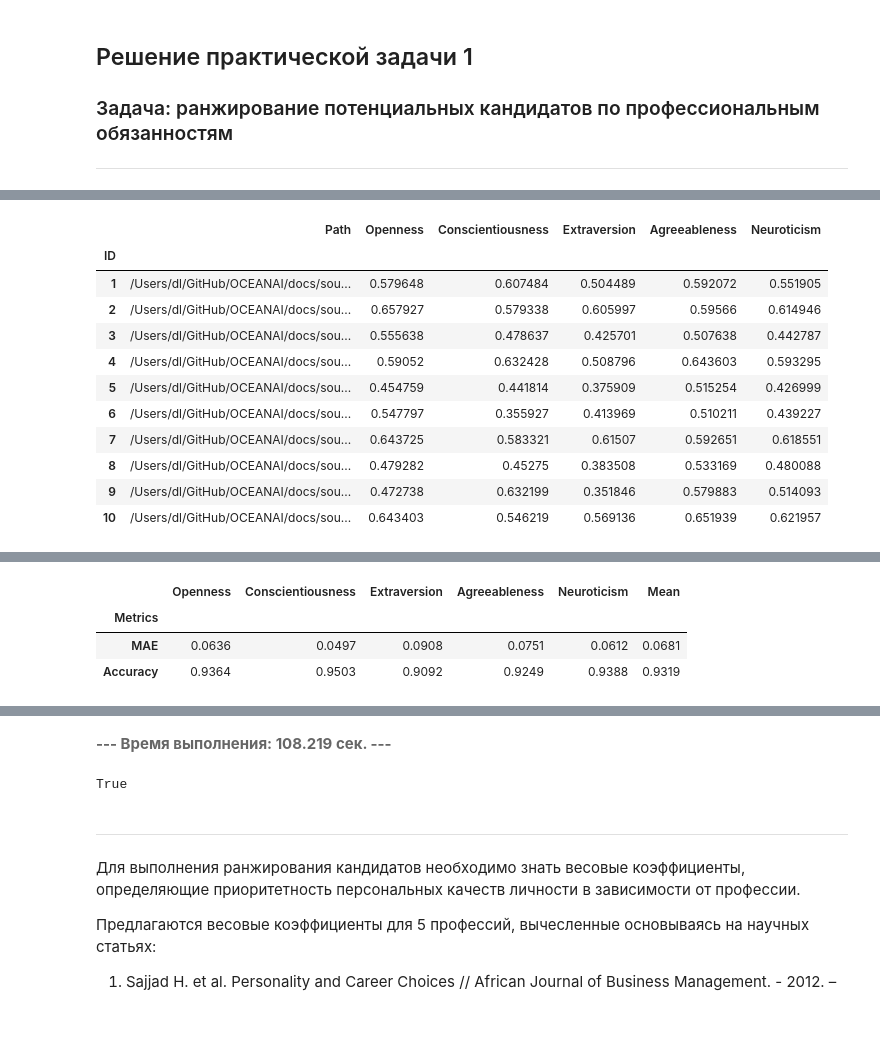
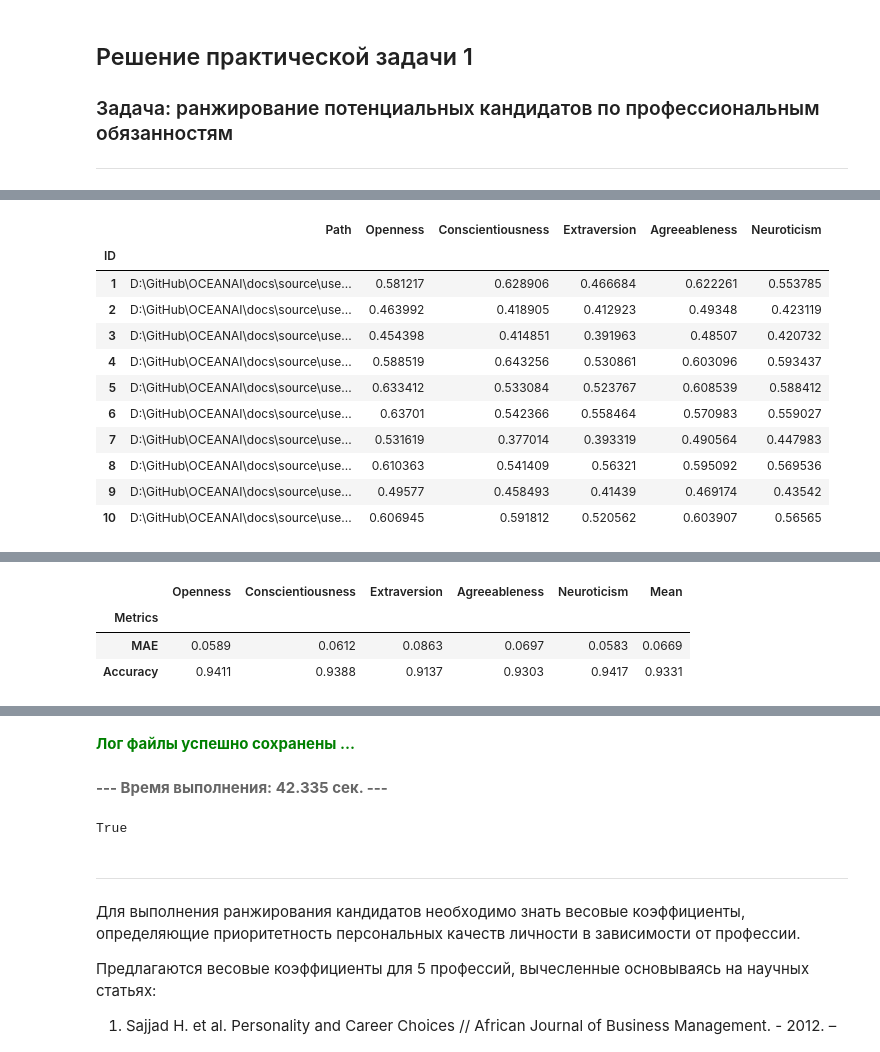
Before and after one commit to aimclub/OCEANAI, a Jupyter notebook: docs/source/user_guide/notebooks/Pipeline_practical_task_1.ipynb, the cells around one changed output, grey strips where cells are left out. Saved outputs shown, nothing was run; the diff lists cells and outputs as text; code cells hidden in the pictures; blank space fills up the shorter version.

```diff
--- a/docs/source/user_guide/notebooks/Pipeline_practical_task_1.ipynb
+++ b/docs/source/user_guide/notebooks/Pipeline_practical_task_1.ipynb
@@ -27,49 +29,56 @@ _b5 = Run()
 _b5.path_to_save_ = './models' # Директория для сохранения файла
 _b5.chunk_size_ = 2000000      # Размер загрузки файла из сети за 1 шаг
 
+corpus = 'fi'
+
 # Формирование аудиомоделей
 res_load_model_hc = _b5.load_audio_model_hc()
 res_load_model_nn = _b5.load_audio_model_nn()
 
 # Загрузка весов аудиомоделей
-url = _b5.weights_for_big5_['audio']['hc']['sberdisk']
+url = _b5.weights_for_big5_['audio'][corpus]['hc']['sberdisk']
 res_load_model_weights_hc = _b5.load_audio_model_weights_hc(url = url)
 
-url = _b5.weights_for_big5_['audio']['nn']['sberdisk']
+url = _b5.weights_for_big5_['audio'][corpus]['nn']['sberdisk']
 res_load_model_weights_nn = _b5.load_audio_model_weights_nn(url = url)
 
 # Формирование видеомоделей
-res_load_model_hc = _b5.load_video_model_hc()
+res_load_model_hc = _b5.load_video_model_hc(lang='en')
 res_load_model_deep_fe = _b5.load_video_model_deep_fe()
 res_load_model_nn = _b5.load_video_model_nn()
 
 # Загрузка весов видеомоделей
-url = _b5.weights_for_big5_['video']['hc']['sberdisk']
+url = _b5.weights_for_big5_['video'][corpus]['hc']['sberdisk']
 res_load_model_weights_hc = _b5.load_video_model_weights_hc(url = url)
 
-url = _b5.weights_for_big5_['video']['fe']['sberdisk']
+url = _b5.weights_for_big5_['video'][corpus]['fe']['sberdisk']
 res_load_model_weights_deep_fe = _b5.load_video_model_weights_deep_fe(url = url)
 
-url = _b5.weights_for_big5_['video']['nn']['sberdisk']
+url = _b5.weights_for_big5_['video'][corpus]['nn']['sberdisk']
 res_load_model_weights_nn = _b5.load_video_model_weights_nn(url = url)
 
+# Загрузка словаря с экспертными признаками (текстовая модальность)
+res_load_text_features = _b5.load_text_features()
+
+# Формирование текстовых моделей
+res_setup_translation_model = _b5.setup_translation_model() # только для русского языка
+res_setup_translation_model = _b5.setup_bert_encoder()
+res_load_text_model_hc_fi = _b5.load_text_model_hc(corpus=corpus)
+res_load_text_model_nn_fi = _b5.load_text_model_nn(corpus=corpus)
+
+# Загрузка весов текстовых моделей
+url = _b5.weights_for_big5_['text'][corpus]['hc']['sberdisk']
+res_load_text_model_weights_hc_fi = _b5.load_text_model_weights_hc(url = url)
+
+url = _b5.weights_for_big5_['text'][corpus]['nn']['sberdisk']
+res_load_text_model_weights_nn_fi = _b5.load_text_model_weights_nn(url = url)
+
 # Формирование модели для мультимодального объединения информации
-res_load_model_b5 = _b5.load_av_models_b5()
+res_load_avt_model_b5 = _b5.load_avt_model_b5()
 
 # Загрузка весов модели для мультимодального объединения информации
-url_openness = _b5.weights_for_big5_['av']['b5']['openness']['sberdisk']
-url_conscientiousness = _b5.weights_for_big5_['av']['b5']['conscientiousness']['sberdisk']
-url_extraversion = _b5.weights_for_big5_['av']['b5']['extraversion']['sberdisk']
-url_agreeableness = _b5.weights_for_big5_['av']['b5']['agreeableness']['sberdisk']
-url_neuroticism = _b5.weights_for_big5_['av']['b5']['neuroticism']['sberdisk']
-
-res_load_models_weights_b5 = _b5.load_av_models_weights_b5(
-    url_openness = url_openness, # Открытость опыту
-    url_conscientiousness = url_conscientiousness, # Добросовестность
-    url_extraversion = url_extraversion, # Экстраверсия
-    url_agreeableness = url_agreeableness, # Доброжелательность
-    url_neuroticism = url_neuroticism, # Нейротизм
-)
+url = _b5.weights_for_big5_['avt'][corpus]['b5']['sberdisk']
+res_load_avt_model_weights_b5 = _b5.load_avt_model_weights_b5(url = url)
 
 PATH_TO_DIR = './video_FI/'
 PATH_SAVE_VIDEO = './video_FI/test/'
@@ -93,14 +102,14 @@ tets_name_files = [
 ]
 
 for curr_files in tets_name_files:
-    _b5.download_file_from_url(url = domain + curr_files, out = False)
+    _b5.download_file_from_url(url = domain + curr_files, out = True)
 
 # Получение прогнозов
 _b5.path_to_dataset_ = PATH_TO_DIR # Директория набора данных
 _b5.ext_ = ['.mp4'] # Расширения искомых файлов
 
 # Полный путь к файлу с верными предсказаниями для подсчета точности
-url_accuracy = _b5.true_traits_['sberdisk']
+url_accuracy = _b5.true_traits_[corpus]['sberdisk']
 
-_b5.get_av_union_predictions(url_accuracy = url_accuracy)
+_b5.get_avt_predictions(url_accuracy = url_accuracy, lang = 'en')
 # %% [output]
@@ -108,12 +118,12 @@ _b5.get_av_union_predictions(url_accuracy = url_accuracy)
 |  | Path | Openness | Conscientiousness | Extraversion | Agreeableness | Neuroticism |
 | ID |  |  |  |  |  |  |
-| 1 | /Users/dl/GitHub/OCEANAI/docs/sou... | 0.579648 | 0.607484 | 0.504489 | 0.592072 | 0.551905 |
-| 2 | /Users/dl/GitHub/OCEANAI/docs/sou... | 0.657927 | 0.579338 | 0.605997 | 0.59566 | 0.614946 |
-| 3 | /Users/dl/GitHub/OCEANAI/docs/sou... | 0.555638 | 0.478637 | 0.425701 | 0.507638 | 0.442787 |
-| 4 | /Users/dl/GitHub/OCEANAI/docs/sou... | 0.59052 | 0.632428 | 0.508796 | 0.643603 | 0.593295 |
-| 5 | /Users/dl/GitHub/OCEANAI/docs/sou... | 0.454759 | 0.441814 | 0.375909 | 0.515254 | 0.426999 |
-| 6 | /Users/dl/GitHub/OCEANAI/docs/sou... | 0.547797 | 0.355927 | 0.413969 | 0.510211 | 0.439227 |
-| 7 | /Users/dl/GitHub/OCEANAI/docs/sou... | 0.643725 | 0.583321 | 0.61507 | 0.592651 | 0.618551 |
-| 8 | /Users/dl/GitHub/OCEANAI/docs/sou... | 0.479282 | 0.45275 | 0.383508 | 0.533169 | 0.480088 |
-| 9 | /Users/dl/GitHub/OCEANAI/docs/sou... | 0.472738 | 0.632199 | 0.351846 | 0.579883 | 0.514093 |
-| 10 | /Users/dl/GitHub/OCEANAI/docs/sou... | 0.643403 | 0.546219 | 0.569136 | 0.651939 | 0.621957 |
+| 1 | D:\GitHub\OCEANAI\docs\source\use... | 0.581217 | 0.628906 | 0.466684 | 0.622261 | 0.553785 |
+| 2 | D:\GitHub\OCEANAI\docs\source\use... | 0.463992 | 0.418905 | 0.412923 | 0.49348 | 0.423119 |
+| 3 | D:\GitHub\OCEANAI\docs\source\use... | 0.454398 | 0.414851 | 0.391963 | 0.48507 | 0.420732 |
+| 4 | D:\GitHub\OCEANAI\docs\source\use... | 0.588519 | 0.643256 | 0.530861 | 0.603096 | 0.593437 |
+| 5 | D:\GitHub\OCEANAI\docs\source\use... | 0.633412 | 0.533084 | 0.523767 | 0.608539 | 0.588412 |
+| 6 | D:\GitHub\OCEANAI\docs\source\use... | 0.63701 | 0.542366 | 0.558464 | 0.570983 | 0.559027 |
+| 7 | D:\GitHub\OCEANAI\docs\source\use... | 0.531619 | 0.377014 | 0.393319 | 0.490564 | 0.447983 |
+| 8 | D:\GitHub\OCEANAI\docs\source\use... | 0.610363 | 0.541409 | 0.56321 | 0.595092 | 0.569536 |
+| 9 | D:\GitHub\OCEANAI\docs\source\use... | 0.49577 | 0.458493 | 0.41439 | 0.469174 | 0.43542 |
+| 10 | D:\GitHub\OCEANAI\docs\source\use... | 0.606945 | 0.591812 | 0.520562 | 0.603907 | 0.56565 |
@@ -121,4 +131,4 @@ _b5.get_av_union_predictions(url_accuracy = url_accuracy)
 |  | Openness | Conscientiousness | Extraversion | Agreeableness | Neuroticism | Mean |
 | Metrics |  |  |  |  |  |  |
-| MAE | 0.0636 | 0.0497 | 0.0908 | 0.0751 | 0.0612 | 0.0681 |
-| Accuracy | 0.9364 | 0.9503 | 0.9092 | 0.9249 | 0.9388 | 0.9319 |
+| MAE | 0.0589 | 0.0612 | 0.0863 | 0.0697 | 0.0583 | 0.0669 |
+| Accuracy | 0.9411 | 0.9388 | 0.9137 | 0.9303 | 0.9417 | 0.9331 |
@@ -127,4 +136,5 @@ _b5.get_av_union_predictions(url_accuracy = url_accuracy)
-<span style="color:#666">**--- Время выполнения: 108.219 сек. ---**</span>
+<span style="color:#008001">**Лог файлы успешно сохранены ...**</span>
+<span style="color:#666">**--- Время выполнения: 42.335 сек. ---**</span>
 True
 # %% [markdown]
 <hr>
```
Also changed, not shown: parts of 20 cells of this notebook, 10 other files.
